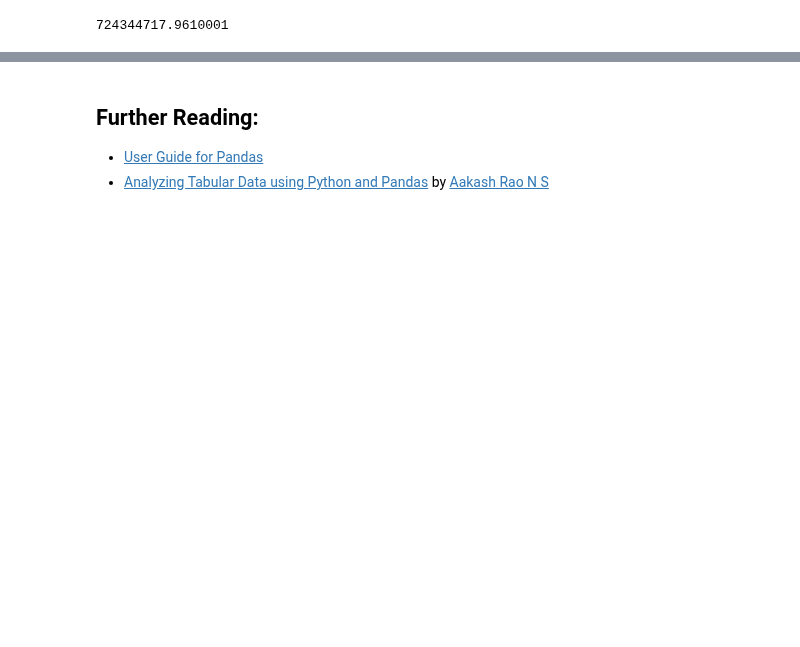
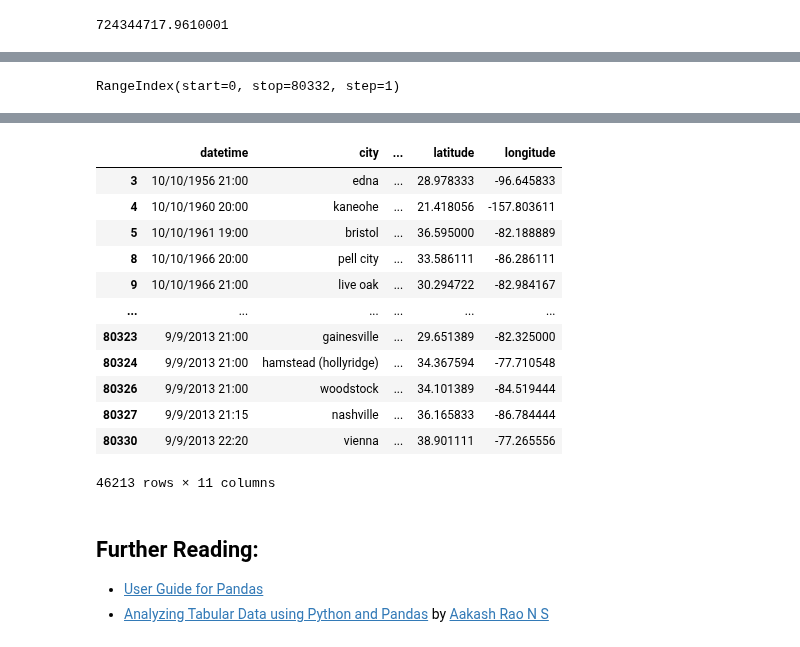
Before and after one commit to DavoodSZ1993/Python_Tutorial, a Jupyter notebook: pandas_tutorial.ipynb, the cells around one changed output, grey strips where cells are left out. Drawn from its saved outputs; the diff is of its cells as text; code cells hidden in the pictures; blank space fills up the shorter version.

```diff
--- a/pandas_tutorial.ipynb
+++ b/pandas_tutorial.ipynb
@@ -285 +290,7 @@ total_time
+# %%
+# df.index()
+df2 = df.copy()
+df2['duration (seconds)'].index
+# %% [output]
+RangeIndex(start=0, stop=80332, step=1)
 # %%
@@ -300,6 +311,24 @@ df2.head()
 | 5 | 10/10/1961 19:00 | bristol | tn | us | sphere | 300.0 | 5 minutes | My father is now 89 my brother 52... | ... |
 | 8 | 10/10/1966 20:00 | pell city | al | us | disk | 180.0 | 3 minutes | Strobe Lighted disk shape object ... | ... |
 | 9 | 10/10/1966 21:00 | live oak | fl | us | disk | 120.0 | several minutes | Saucer zaps energy from powerline... | ... |
+# %%
+# pd.option_context()
+with pd.option_context('display.max_rows', 200,'display.max_columns', 4):
+  display.display(df2)
+# %% [output]
+|  | datetime | city | ... | latitude | longitude |
+| 3 | 10/10/1956 21:00 | edna | ... | 28.978333 | -96.645833 |
+| 4 | 10/10/1960 20:00 | kaneohe | ... | 21.418056 | -157.803611 |
+| 5 | 10/10/1961 19:00 | bristol | ... | 36.595000 | -82.188889 |
+| 8 | 10/10/1966 20:00 | pell city | ... | 33.586111 | -86.286111 |
+| 9 | 10/10/1966 21:00 | live oak | ... | 30.294722 | -82.984167 |
+| ... | ... | ... | ... | ... | ... |
+| 80323 | 9/9/2013 21:00 | gainesville | ... | 29.651389 | -82.325000 |
+| 80324 | 9/9/2013 21:00 | hamstead (hollyridge) | ... | 34.367594 | -77.710548 |
+| 80326 | 9/9/2013 21:00 | woodstock | ... | 34.101389 | -84.519444 |
+| 80327 | 9/9/2013 21:15 | nashville | ... | 36.165833 | -86.784444 |
+| 80330 | 9/9/2013 22:20 | vienna | ... | 38.901111 | -77.265556 |
+46213 rows × 11 columns
 # %% [markdown]
 ## Further Reading:
 
```
Also changed, not shown: parts of 2 cells of this notebook.
